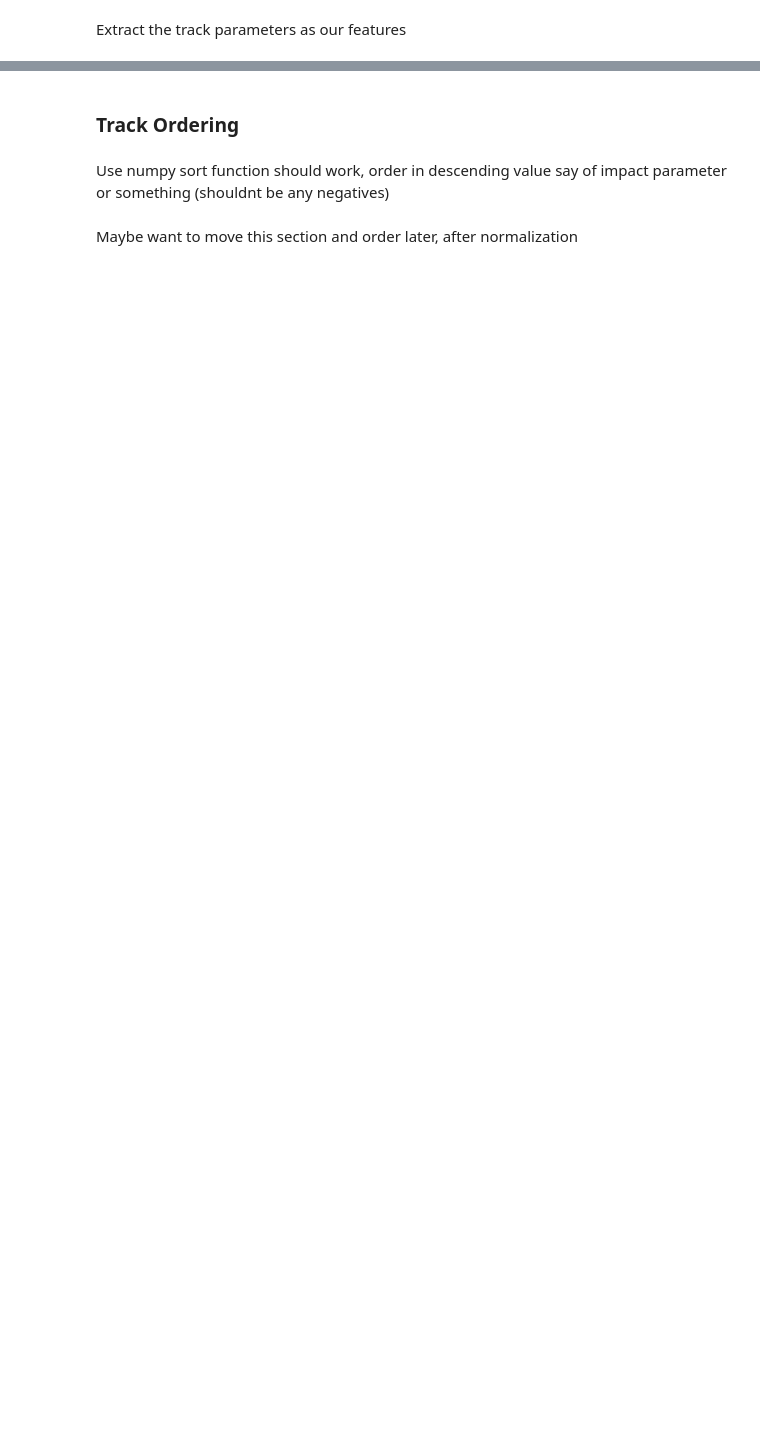
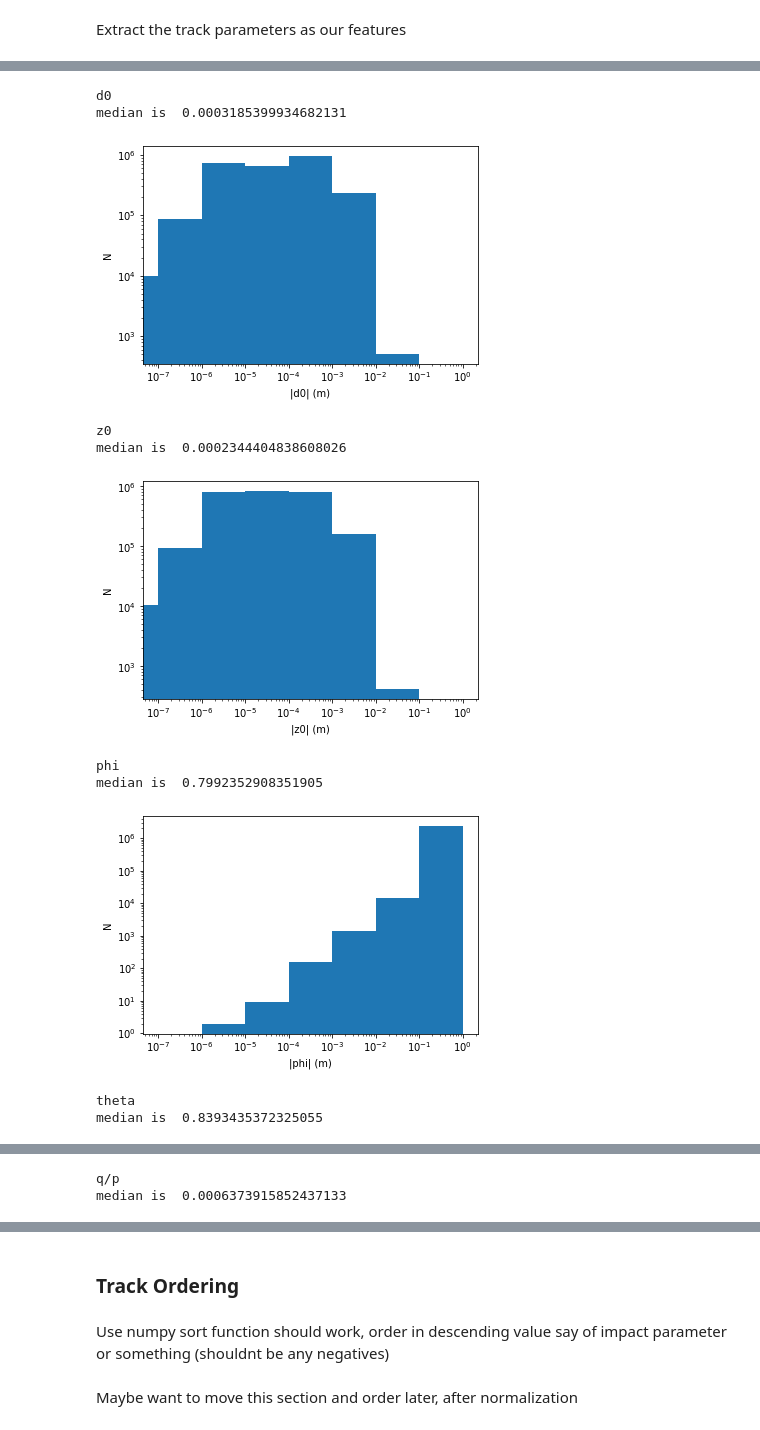
Before and after one commit to gregbarbour/RNNProject, a Jupyter notebook: an_rnn_example.ipynb, the cells around one changed output, grey strips where cells are left out. Drawn from its saved outputs; the diff is of its cells as text; code cells hidden in the pictures; blank space fills up the shorter version.

```diff
--- a/an_rnn_example.ipynb
+++ b/an_rnn_example.ipynb
@@ -41,7 +118,0 @@ X = trks # following convention name the features as the vector 'X'
-# %%
-for var in range(len(features)):
-    print(features[var])
-    trackvar = X[:,:,var]
-    trackvar = trackvar[~(trackvar == np.NaN)]
-    plt.hist(trackvar,bins='scott',log=True)
-    plt.show()
@@ -62,0 +119,27 @@ y_p
+# %%
+for var in range(5):
+    print(features[var])
+    trackvar = copy.copy(X[:,:,var])
+    trackvar = trackvar[~np.isnan(trackvar)]
+    print("median is ",np.mean(abs(trackvar)))
+    binss=np.linspace(np.min(trackvar),np.max(trackvar),1000)
+#     if features[var] == 'z0':
+    binss = np.array([0,0.0000001,0.000001,0.00001,0.0001,0.001,0.01,0.1,1])
+    plt.hist(abs(trackvar),bins=binss,log=True)
+    plt.xscale('log')
+    plt.ylabel("N")
+    plt.xlabel("|{}| (m)".format(features[var]))
+    plt.savefig("toyjets_logscale_{}_distribitons.png".format(features[var])) if features[var] != "q/p" else plt.savefig("toyjets_logscale_{}_distribitons.png".format("qp"))
+    plt.show()
+# %% [output]
+d0
+median is  0.0003185399934682131
+[figure, added]
+z0
+median is  0.0002344404838608026
+[figure, added]
+phi
+median is  0.7992352908351905
+[figure, added]
+theta
+median is  0.8393435372325055
@@ -62,0 +147,2 @@ y_p
+q/p
+median is  0.0006373915852437133
```
Also changed, not shown: parts of 103 cells of this notebook.
